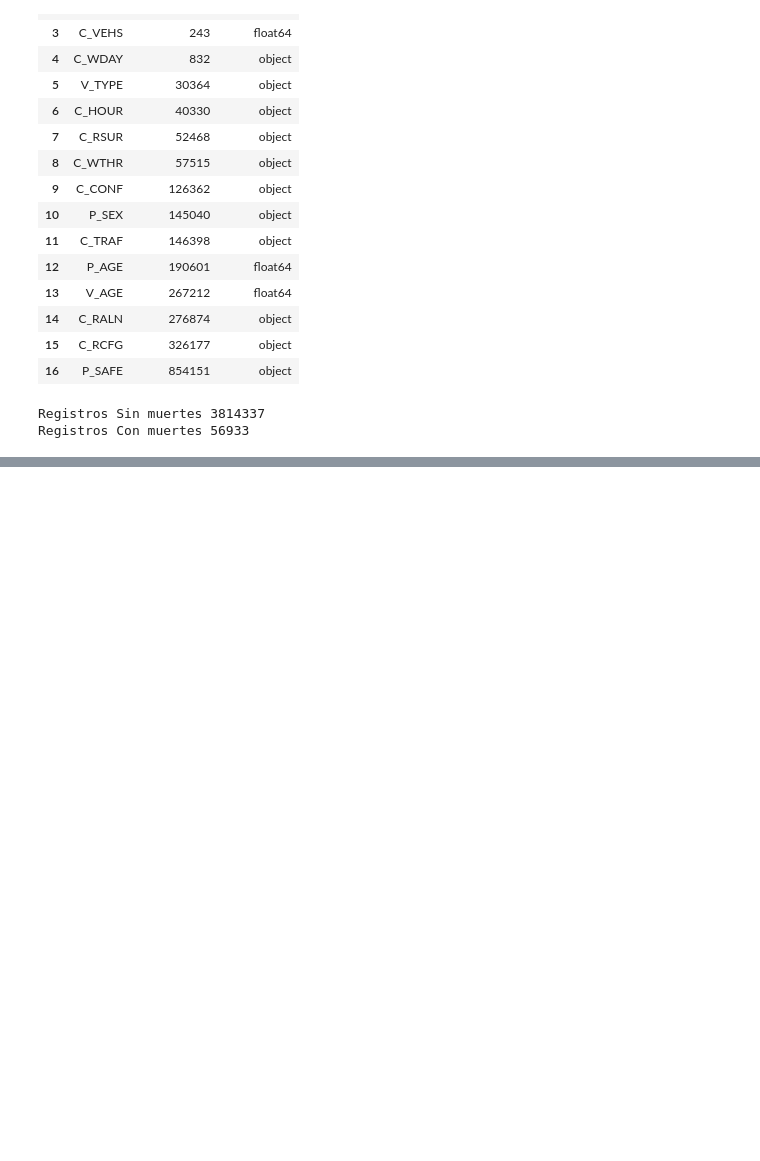
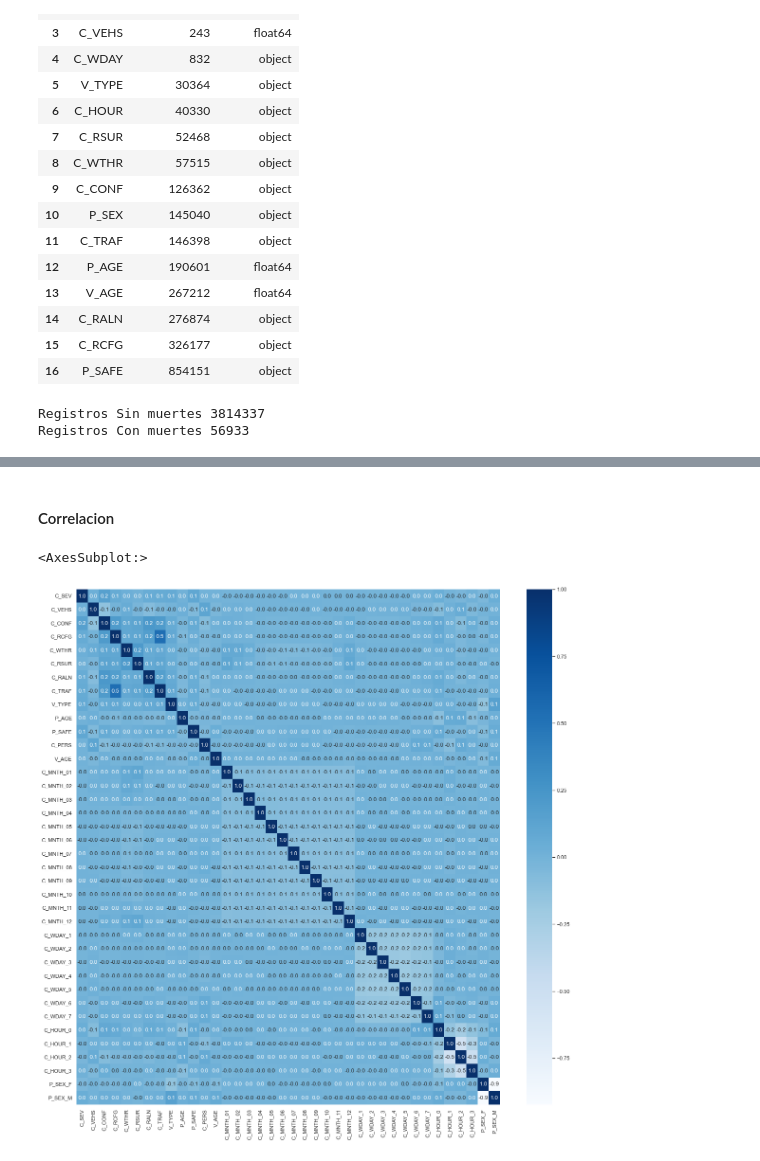
Before and after one commit to Randy03/cunef_ml_canadian_crash, a Jupyter notebook: notebooks/EDA_C_SEV.ipynb, the cells around one changed output, grey strips where cells are left out. Drawn from its saved outputs; the diff is of its cells as text; code cells hidden in the pictures; blank space fills up the shorter version.

```diff
--- a/notebooks/EDA_C_SEV.ipynb
+++ b/notebooks/EDA_C_SEV.ipynb
@@ -215,0 +297,9 @@ profile.to_file("./eda_output/output_csev.html")
+# %% [markdown]
+#### Correlacion
+# %%
+correlation_matrix = crashes_encoded.corr()
+plt.figure(figsize=(20,20))
+sns.heatmap(correlation_matrix, cbar=True, fmt='.1f', annot=True, cmap='Blues')
+# %% [output]
+<AxesSubplot:>
+[figure, added]
```
Also changed, not shown: parts of 33 cells of this notebook.
